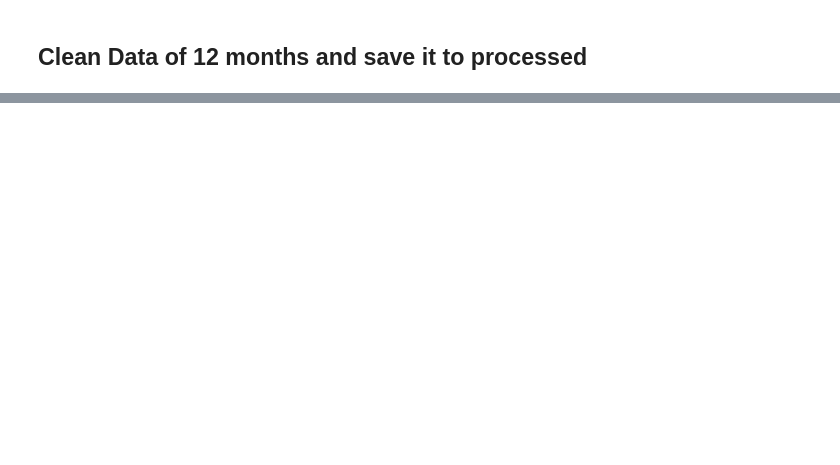
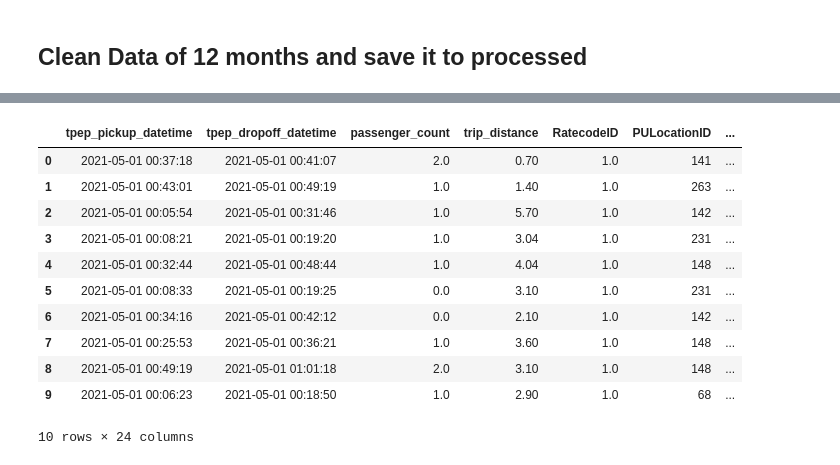
Before and after one commit to flamocodeallday/2526-LTXLDL-Project-AIT2006-4-1.3, a Jupyter notebook: notebooks/2_normalize_clean.ipynb, the cells around one changed output, grey strips where cells are left out. Cells and saved outputs as stored; diff of their text form; code cells hidden in the pictures; blank space fills up the shorter version.

```diff
--- a/notebooks/2_normalize_clean.ipynb
+++ b/notebooks/2_normalize_clean.ipynb
@@ -67,0 +272,16 @@ df1_cleaned.describe()
+# %%
+df3 = pd.read_parquet("../processed/cleaned_data/cleaned_yellow_tripdata_2021-05.parquet")
+df3.head(10)
+# %% [output]
+|  | tpep_pickup_datetime | tpep_dropoff_datetime | passenger_count | trip_distance | RatecodeID | PULocationID | ... |
+| 0 | 2021-05-01 00:37:18 | 2021-05-01 00:41:07 | 2.0 | 0.70 | 1.0 | 141 | ... |
+| 1 | 2021-05-01 00:43:01 | 2021-05-01 00:49:19 | 1.0 | 1.40 | 1.0 | 263 | ... |
+| 2 | 2021-05-01 00:05:54 | 2021-05-01 00:31:46 | 1.0 | 5.70 | 1.0 | 142 | ... |
+| 3 | 2021-05-01 00:08:21 | 2021-05-01 00:19:20 | 1.0 | 3.04 | 1.0 | 231 | ... |
+| 4 | 2021-05-01 00:32:44 | 2021-05-01 00:48:44 | 1.0 | 4.04 | 1.0 | 148 | ... |
+| 5 | 2021-05-01 00:08:33 | 2021-05-01 00:19:25 | 0.0 | 3.10 | 1.0 | 231 | ... |
+| 6 | 2021-05-01 00:34:16 | 2021-05-01 00:42:12 | 0.0 | 2.10 | 1.0 | 142 | ... |
+| 7 | 2021-05-01 00:25:53 | 2021-05-01 00:36:21 | 1.0 | 3.60 | 1.0 | 148 | ... |
+| 8 | 2021-05-01 00:49:19 | 2021-05-01 01:01:18 | 2.0 | 3.10 | 1.0 | 148 | ... |
+| 9 | 2021-05-01 00:06:23 | 2021-05-01 00:18:50 | 1.0 | 2.90 | 1.0 | 68 | ... |
+10 rows × 24 columns
```
Also changed, not shown: parts of 14 cells of this notebook, 2 other files.
